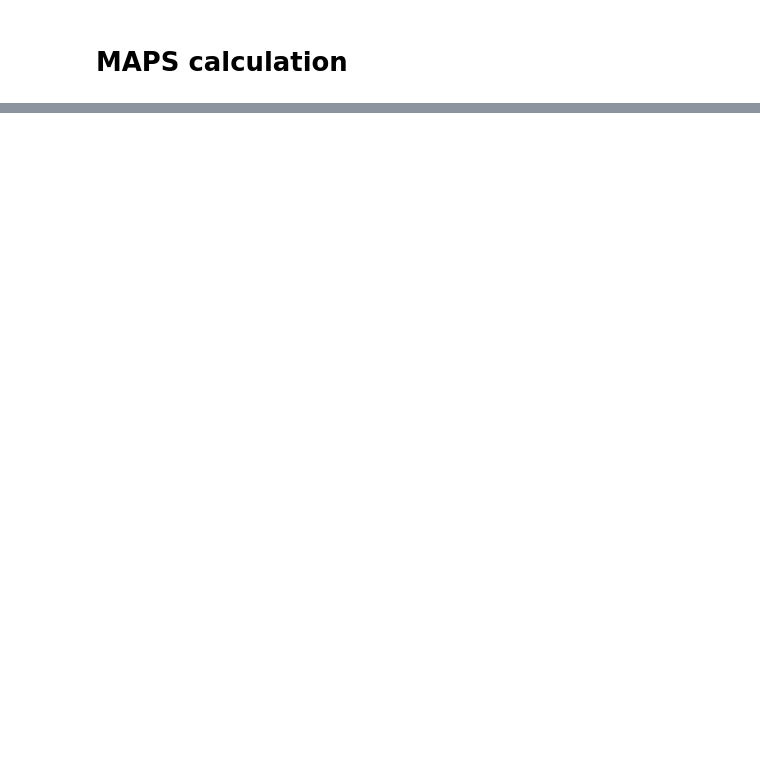
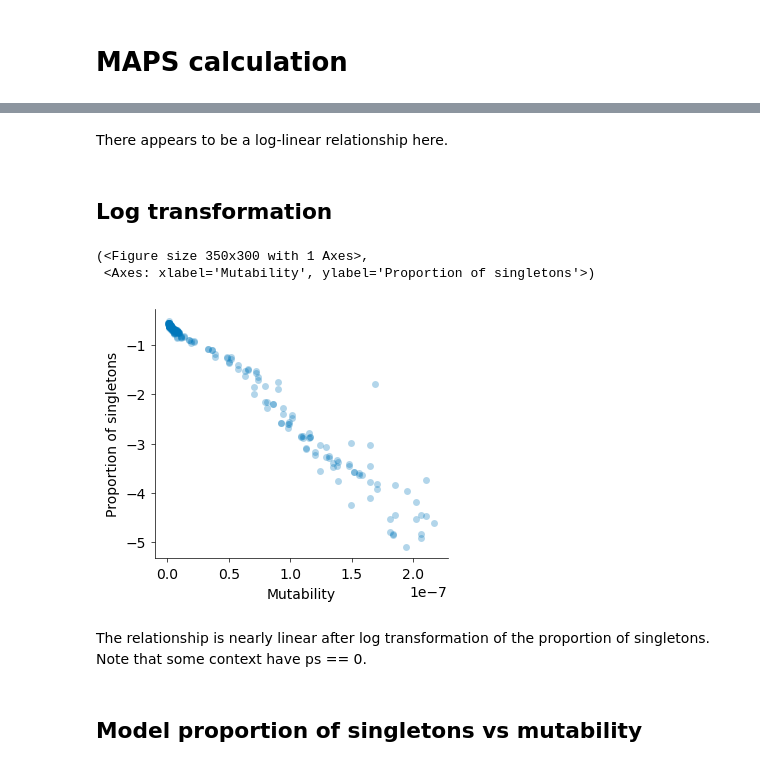
Before and after one commit to alexblakes/regional_nonsense_constraint, a Jupyter notebook: scripts_statistics/maps_calculation.ipynb, the cells around one changed output, grey strips where cells are left out. Cells and saved outputs as stored; diff of their text form; code cells hidden in the pictures; blank space fills up the shorter version.

```diff
--- a/scripts_statistics/maps_calculation.ipynb
+++ b/scripts_statistics/maps_calculation.ipynb
@@ -54,0 +61,14 @@ plt.savefig("../plots/proportion_singletons_synonymous_vs_mu.svg", format="svg")
+# %% [markdown]
+There appears to be a log-linear relationship here.
+# %% [markdown]
+## Log transformation
+# %%
+plot_ps_vs_mu(x, np.log(y))
+# %% [output]
+(<Figure size 350x300 with 1 Axes>,
+ <Axes: xlabel='Mutability', ylabel='Proportion of singletons'>)
+[figure, added]
+# %% [markdown]
+The relationship is nearly linear after log transformation of the proportion of singletons. Note that some context have ps == 0.
+# %% [markdown]
+## Model proportion of singletons vs mutability
```
Also changed, not shown: parts of 23 cells of this notebook.
